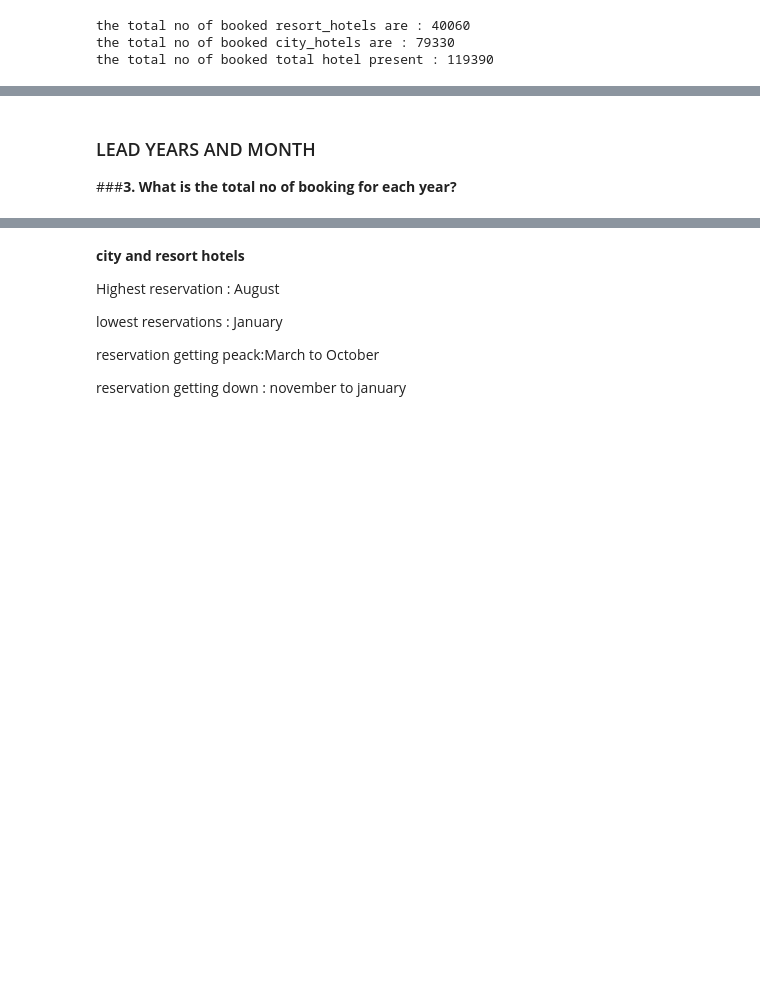
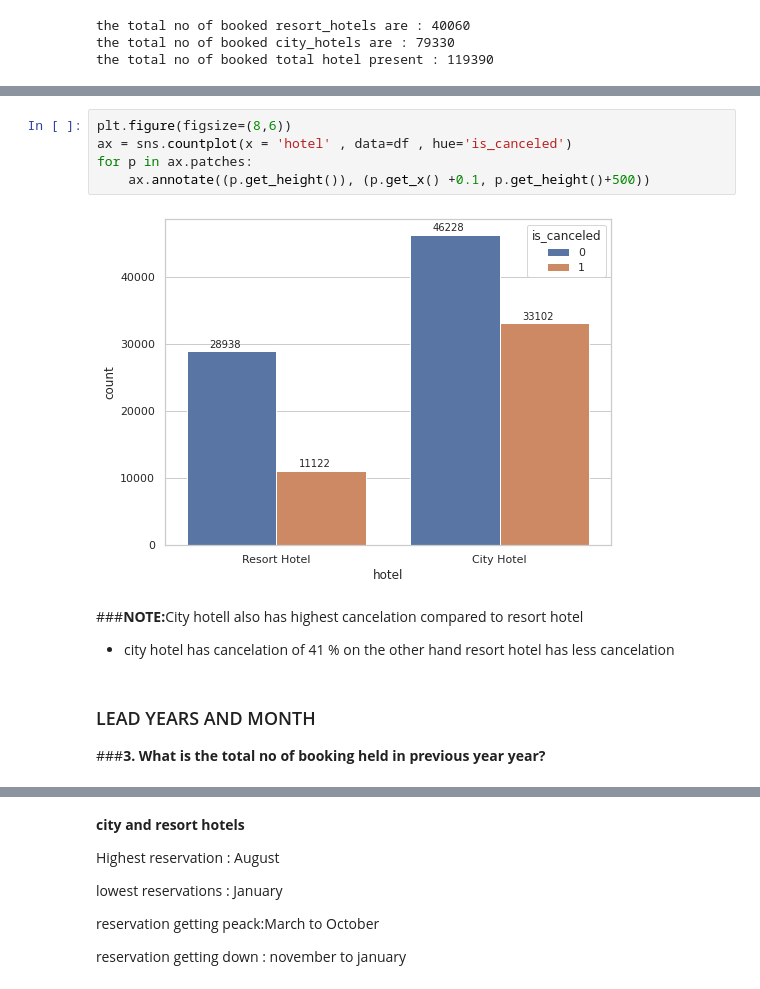
Before and after one commit to ajit04022000/Hotel-Booking-Analysis, a Jupyter notebook: Hotel_Booking_Analysis_Capstone_Project.ipynb, the cells around one changed output, grey strips where cells are left out. Saved outputs shown, nothing was run; the diff lists cells and outputs as text; blank space fills up the shorter version.

```diff
--- a/Hotel_Booking_Analysis_Capstone_Project.ipynb
+++ b/Hotel_Booking_Analysis_Capstone_Project.ipynb
@@ -290,5 +423,15 @@ sns.countplot(df["hotel"])
+# %%
+plt.figure(figsize=(8,6))
+ax = sns.countplot(x = 'hotel' , data=df , hue='is_canceled')
+for p in ax.patches:
+    ax.annotate((p.get_height()), (p.get_x() +0.1, p.get_height()+500))
+# %% [output]
+[figure, added]
+# %% [markdown]
+###<b>NOTE:</B>City hotell also has highest cancelation compared to resort hotel
+* city hotel has cancelation of 41 % on the other hand resort hotel has less cancelation
 # %% [markdown]
 ### LEAD YEARS AND MONTH
 
-###<b>3. What is the total no of booking for each year?
+###<b>3. What is the total no of booking held in previous year year?
 # %%
```
Also changed, not shown: parts of 35 cells of this notebook.
